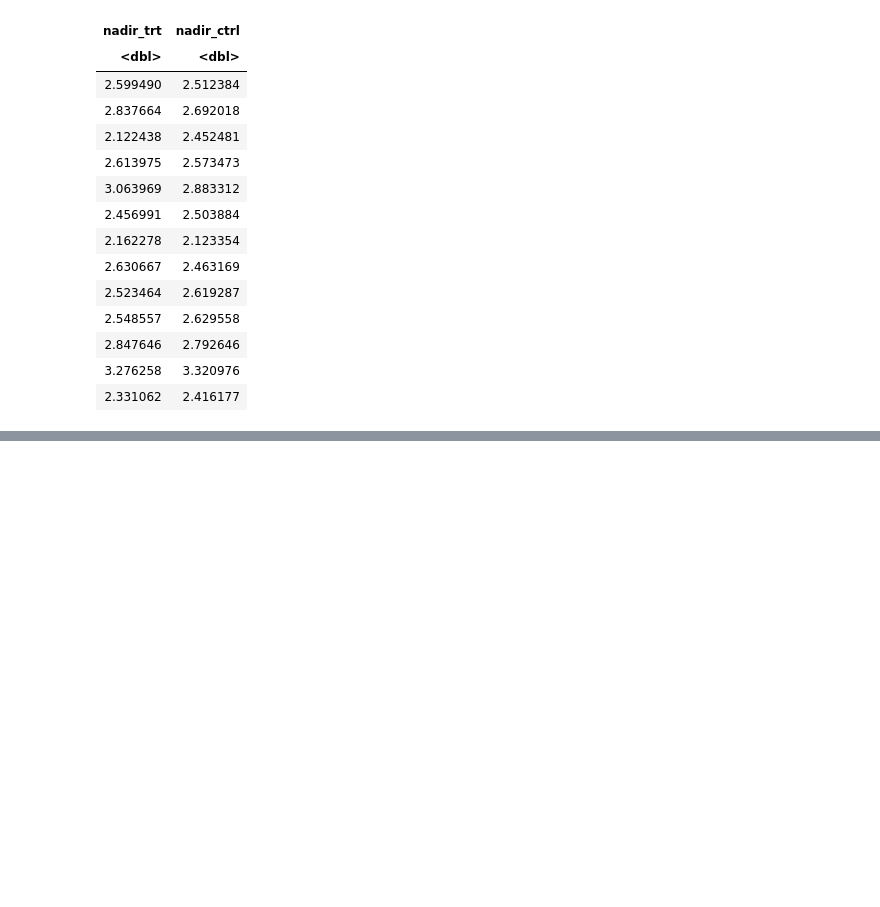
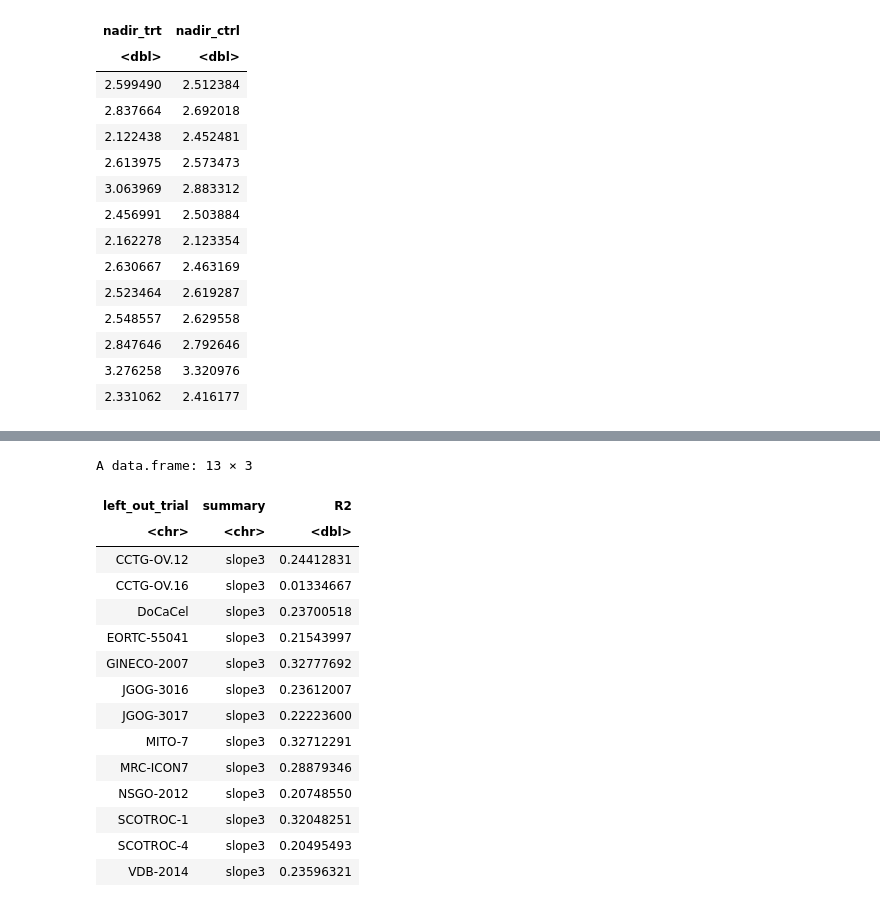
Before and after one commit to Kodro23/Surrogacy_evaluation_CA125, a Jupyter notebook: notebooks/CA125.ipynb, the cells around one changed output, grey strips where cells are left out. Cells and saved outputs as stored; diff of their text form; code cells hidden in the pictures; blank space fills up the shorter version.

```diff
--- a/notebooks/CA125.ipynb
+++ b/notebooks/CA125.ipynb
@@ -1620,0 +1789,19 @@ A data.frame: 13 × 2
+# %%
+loso_r2 %>% filter(summary=="slope3")
+# %% [output]
+A data.frame: 13 × 3
+| left_out_trial | summary | R2 |
+| <chr> | <chr> | <dbl> |
+| CCTG-OV.12 | slope3 | 0.24412831 |
+| CCTG-OV.16 | slope3 | 0.01334667 |
+| DoCaCel | slope3 | 0.23700518 |
+| EORTC-55041 | slope3 | 0.21543997 |
+| GINECO-2007 | slope3 | 0.32777692 |
+| JGOG-3016 | slope3 | 0.23612007 |
+| JGOG-3017 | slope3 | 0.22223600 |
+| MITO-7 | slope3 | 0.32712291 |
+| MRC-ICON7 | slope3 | 0.28879346 |
+| NSGO-2012 | slope3 | 0.20748550 |
+| SCOTROC-1 | slope3 | 0.32048251 |
+| SCOTROC-4 | slope3 | 0.20495493 |
+| VDB-2014 | slope3 | 0.23596321 |
```
Also changed, not shown: parts of 17 cells of this notebook.
